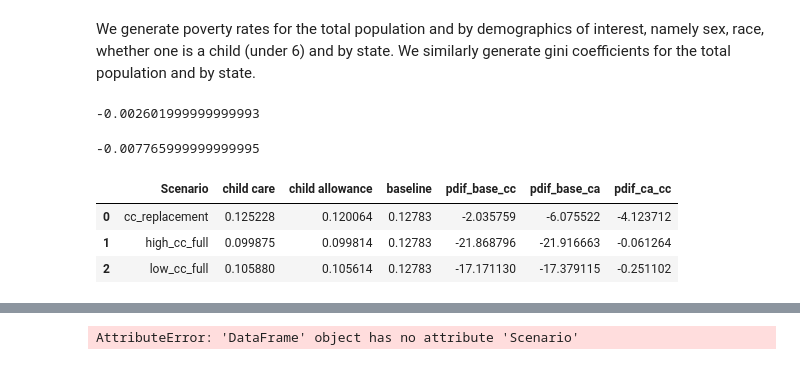
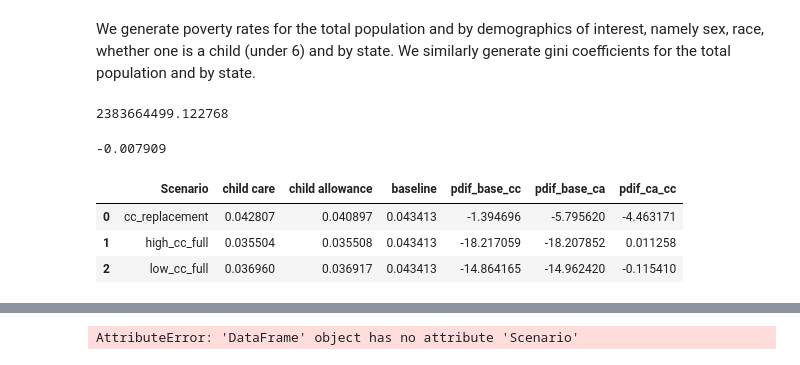
Before and after one commit to UBICenter/child-allowance, a Jupyter notebook: jb/CAllowance.ipynb, the cells around one changed output, grey strips where cells are left out. Saved outputs shown, nothing was run; the diff lists cells and outputs as text; code cells hidden in the pictures.

```diff
--- a/jb/CAllowance.ipynb
+++ b/jb/CAllowance.ipynb
@@ -104,21 +105,21 @@ for i in ginis:
     i.rename({0: "gini_coefficient"}, axis=1, inplace=True)
 for j in ginis:
     j = j.reset_index(inplace=True)
+# %%
+person_sim.transfer.sum()
+# %% [output]
+2383664499.122768
 # %%
-0.125228-0.12783
+0.035504-0.043413
 # %% [output]
--0.002601999999999993
+-0.007909
-# %%
-0.120064-0.12783
-# %% [output]
--0.007765999999999995
-# %%
-pov_wide
-# %% [output]
-|  | Scenario | child care | child allowance | baseline | pdif_base_cc | pdif_base_ca | pdif_ca_cc |
-| 0 | cc_replacement | 0.125228 | 0.120064 | 0.12783 | -2.035759 | -6.075522 | -4.123712 |
-| 1 | high_cc_full | 0.099875 | 0.099814 | 0.12783 | -21.868796 | -21.916663 | -0.061264 |
-| 2 | low_cc_full | 0.105880 | 0.105614 | 0.12783 | -17.171130 | -17.379115 | -0.251102 |
+# %%
+deep_pov_wide
+# %% [output]
+|  | Scenario | child care | child allowance | baseline | pdif_base_cc | pdif_base_ca | pdif_ca_cc |
+| 0 | cc_replacement | 0.042807 | 0.040897 | 0.043413 | -1.394696 | -5.795620 | -4.463171 |
+| 1 | high_cc_full | 0.035504 | 0.035508 | 0.043413 | -18.217059 | -18.207852 | 0.011258 |
+| 2 | low_cc_full | 0.036960 | 0.036917 | 0.043413 | -14.864165 | -14.962420 | -0.115410 |
 # %%
 # Poverty plot
 # Use pivot table to construct difference / percentage change in pov measures
```
Also changed, not shown: parts of 12 cells of this notebook, 1 other file.
